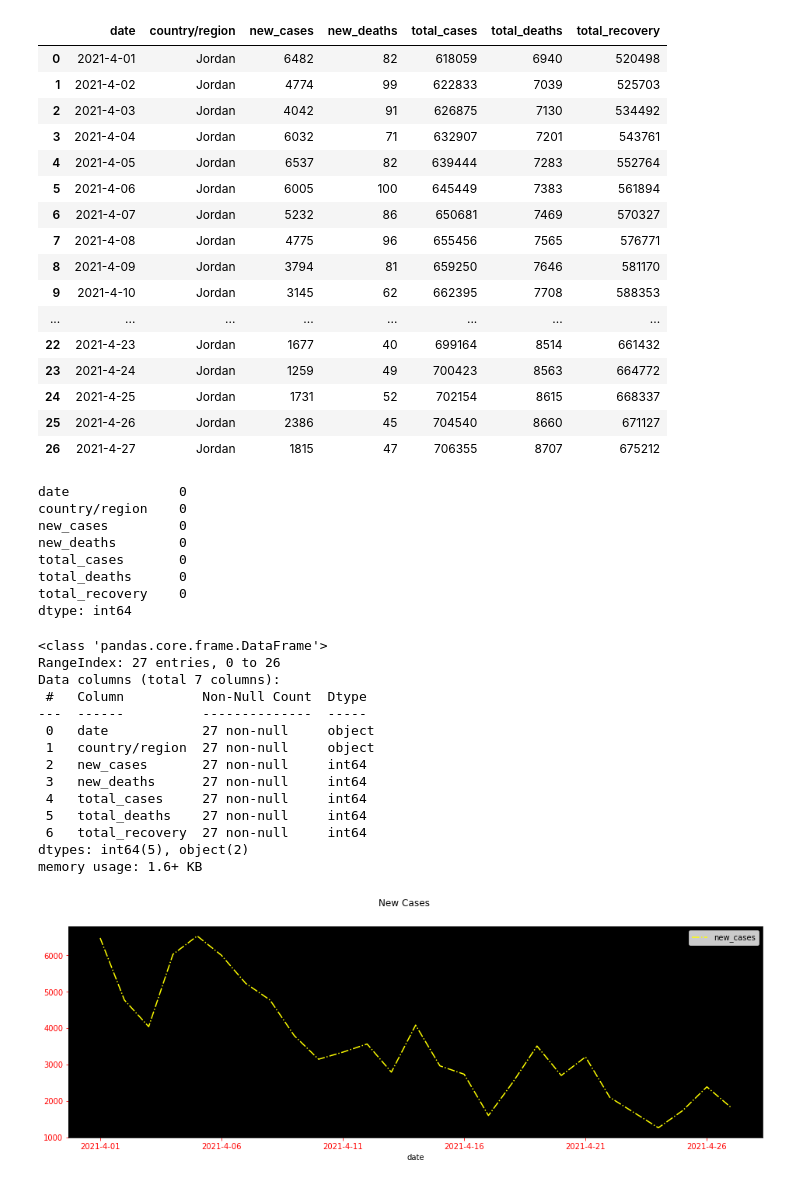
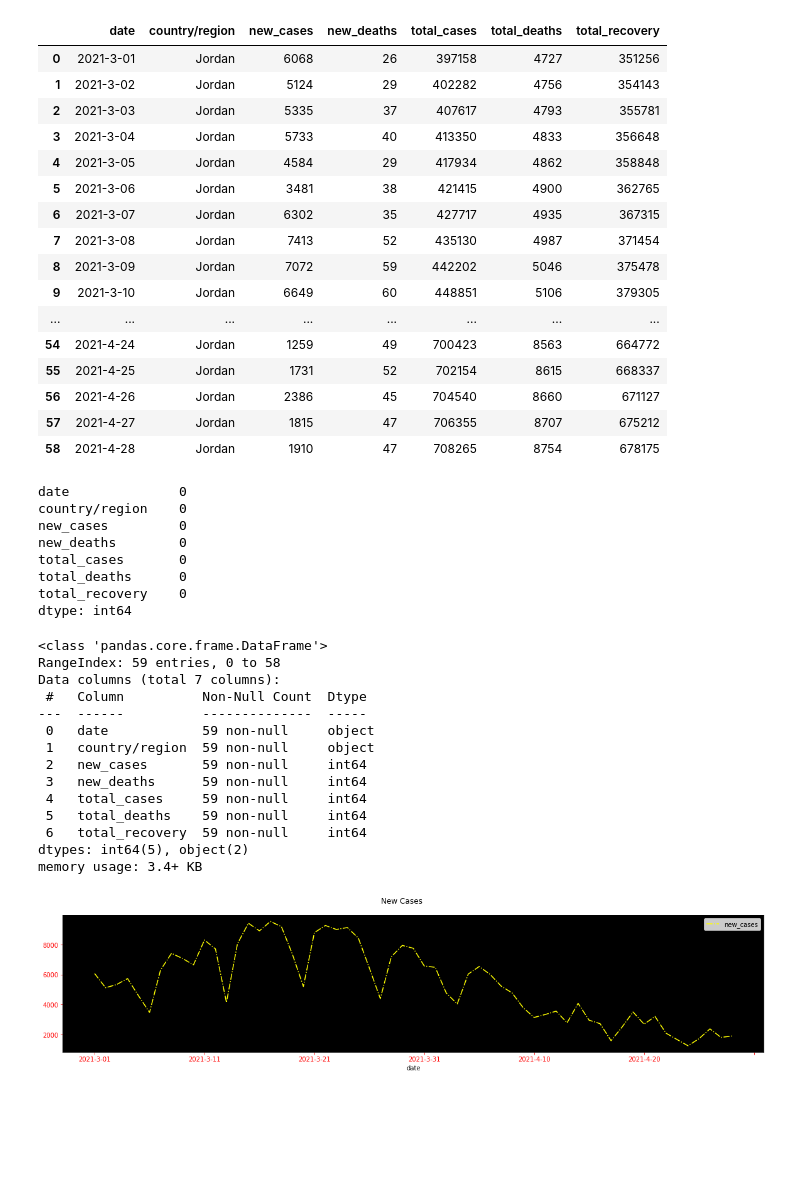
Before and after one commit to iiabdulrazak/silver-scraper, a Jupyter notebook: notebooks/visData.ipynb, the cells around one changed output. Cells and saved outputs as stored; diff of their text form; code cells hidden in the pictures; blank space fills up the shorter version.

Commit message:
Solution: visualization

```diff
--- a/notebooks/visData.ipynb
+++ b/notebooks/visData.ipynb
@@ -9,7 +10,7 @@ except Exception as e:
 # %%
 #now we start the concating for all days
 col_names = ['date','country/region','new_cases','new_deaths','total_cases','total_deaths','total_recovery']
-data = pd.read_csv('data/output.csv', names=col_names)
+data = pd.read_csv('data/months.csv', names=col_names)
 # %%
 #removing punctuation from all rows, then converting them all to int()
 data['new_cases'] = data['new_cases'].str.replace(r'\W', '', regex=True).astype('int')
@@ -21,22 +22,22 @@ data['total_recovery'] = data['total_recovery'].str.replace(r'\W', '', regex=Tru
 data
 # %% [output]
 |  | date | country/region | new_cases | new_deaths | total_cases | total_deaths | total_recovery |
-| 0 | 2021-4-01 | Jordan | 6482 | 82 | 618059 | 6940 | 520498 |
-| 1 | 2021-4-02 | Jordan | 4774 | 99 | 622833 | 7039 | 525703 |
-| 2 | 2021-4-03 | Jordan | 4042 | 91 | 626875 | 7130 | 534492 |
-| 3 | 2021-4-04 | Jordan | 6032 | 71 | 632907 | 7201 | 543761 |
-| 4 | 2021-4-05 | Jordan | 6537 | 82 | 639444 | 7283 | 552764 |
-| 5 | 2021-4-06 | Jordan | 6005 | 100 | 645449 | 7383 | 561894 |
-| 6 | 2021-4-07 | Jordan | 5232 | 86 | 650681 | 7469 | 570327 |
-| 7 | 2021-4-08 | Jordan | 4775 | 96 | 655456 | 7565 | 576771 |
-| 8 | 2021-4-09 | Jordan | 3794 | 81 | 659250 | 7646 | 581170 |
-| 9 | 2021-4-10 | Jordan | 3145 | 62 | 662395 | 7708 | 588353 |
+| 0 | 2021-3-01 | Jordan | 6068 | 26 | 397158 | 4727 | 351256 |
+| 1 | 2021-3-02 | Jordan | 5124 | 29 | 402282 | 4756 | 354143 |
+| 2 | 2021-3-03 | Jordan | 5335 | 37 | 407617 | 4793 | 355781 |
+| 3 | 2021-3-04 | Jordan | 5733 | 40 | 413350 | 4833 | 356648 |
+| 4 | 2021-3-05 | Jordan | 4584 | 29 | 417934 | 4862 | 358848 |
+| 5 | 2021-3-06 | Jordan | 3481 | 38 | 421415 | 4900 | 362765 |
+| 6 | 2021-3-07 | Jordan | 6302 | 35 | 427717 | 4935 | 367315 |
+| 7 | 2021-3-08 | Jordan | 7413 | 52 | 435130 | 4987 | 371454 |
+| 8 | 2021-3-09 | Jordan | 7072 | 59 | 442202 | 5046 | 375478 |
+| 9 | 2021-3-10 | Jordan | 6649 | 60 | 448851 | 5106 | 379305 |
 | ... | ... | ... | ... | ... | ... | ... | ... |
-| 22 | 2021-4-23 | Jordan | 1677 | 40 | 699164 | 8514 | 661432 |
-| 23 | 2021-4-24 | Jordan | 1259 | 49 | 700423 | 8563 | 664772 |
-| 24 | 2021-4-25 | Jordan | 1731 | 52 | 702154 | 8615 | 668337 |
-| 25 | 2021-4-26 | Jordan | 2386 | 45 | 704540 | 8660 | 671127 |
-| 26 | 2021-4-27 | Jordan | 1815 | 47 | 706355 | 8707 | 675212 |
+| 54 | 2021-4-24 | Jordan | 1259 | 49 | 700423 | 8563 | 664772 |
+| 55 | 2021-4-25 | Jordan | 1731 | 52 | 702154 | 8615 | 668337 |
+| 56 | 2021-4-26 | Jordan | 2386 | 45 | 704540 | 8660 | 671127 |
+| 57 | 2021-4-27 | Jordan | 1815 | 47 | 706355 | 8707 | 675212 |
+| 58 | 2021-4-28 | Jordan | 1910 | 47 | 708265 | 8754 | 678175 |
 # %%
 data.isna().sum()
 # %% [output]
@@ -52,28 +53,28 @@ dtype: int64
 data.info()
 # %% [output]
 <class 'pandas.core.frame.DataFrame'>
-RangeIndex: 27 entries, 0 to 26
+RangeIndex: 59 entries, 0 to 58
 Data columns (total 7 columns):
  #   Column          Non-Null Count  Dtype
 ---  ------          --------------  -----
- 0   date            27 non-null     object
- 1   country/region  27 non-null     object
- 2   new_cases       27 non-null     int64
- 3   new_deaths      27 non-null     int64
- 4   total_cases     27 non-null     int64
- 5   total_deaths    27 non-null     int64
- 6   total_recovery  27 non-null     int64
+ 0   date            59 non-null     object
+ 1   country/region  59 non-null     object
+ 2   new_cases       59 non-null     int64
+ 3   new_deaths      59 non-null     int64
+ 4   total_cases     59 non-null     int64
+ 5   total_deaths    59 non-null     int64
+ 6   total_recovery  59 non-null     int64
 dtypes: int64(5), object(2)
-memory usage: 1.6+ KB
+memory usage: 3.4+ KB
 # %%
 graphD = data.set_index('date')
 # %%
-graphData = graphD.loc['2021-4-01' :'2021-4-27'][['new_cases']].plot(color=['yellow'],kind='line',figsize=(16,5), linestyle='-.')
+graphData = graphD.loc['2021-3-01' :'2021-4-28'][['new_cases']].plot(color=['yellow'],kind='line',figsize=(20,4), linestyle='-.')
 graphData.set_facecolor('black')
 graphData.tick_params(axis='x', colors='red')
 graphData.tick_params(axis='y', colors='red')
 plt.suptitle('New Cases')
 plt.show()
 # %% [output]
-[figure, old version]
+[figure, new version]
 # %%
```
Also changed, not shown: parts of 5 cells of this notebook.
